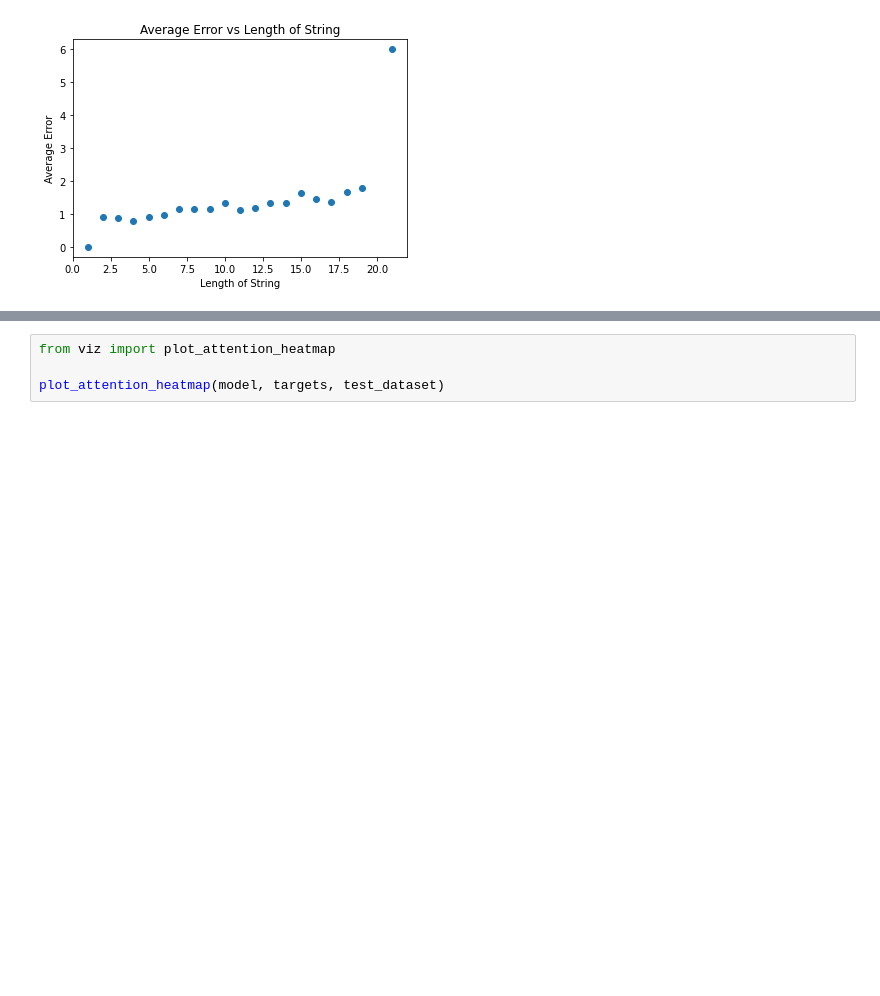
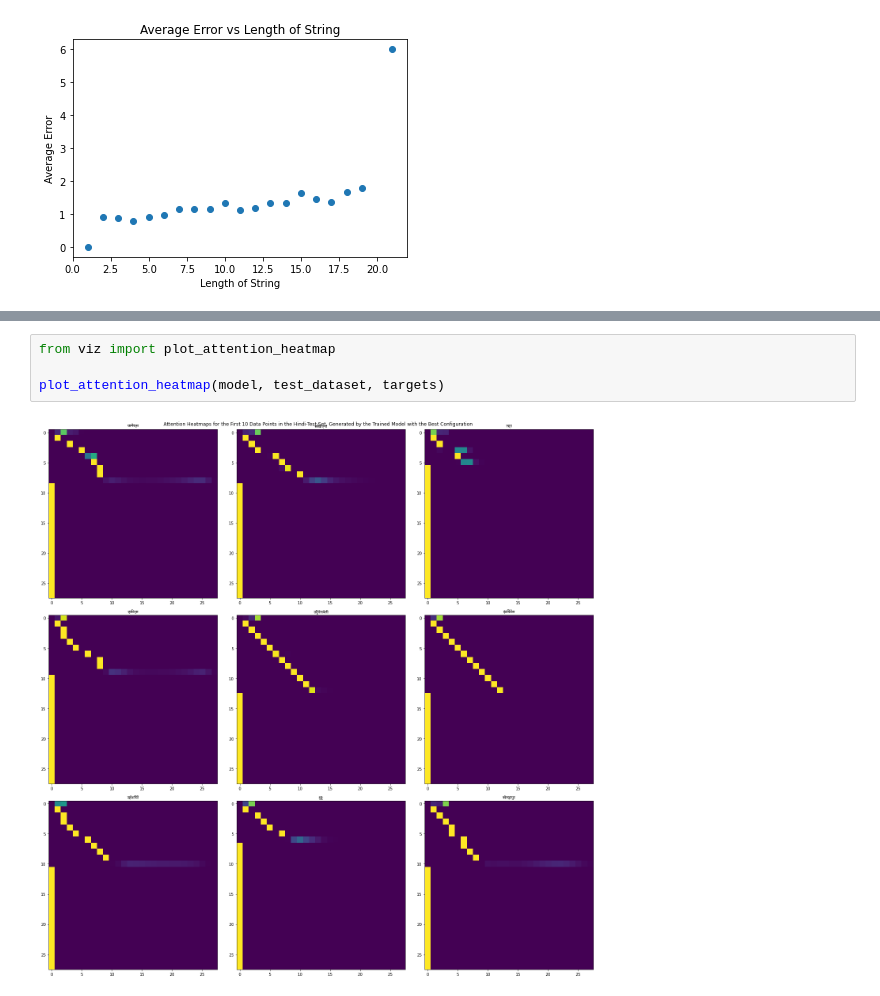
Before and after one commit to palashbehra5/cs6910_assignment3, a Jupyter notebook: test_attention.ipynb, the cells around one changed output, grey strips where cells are left out. Saved outputs shown, nothing was run; the diff lists cells and outputs as text; blank space fills up the shorter version.

Commit message:
final plots

```diff
--- a/test_attention.ipynb
+++ b/test_attention.ipynb
@@ -146,4 +148,6 @@ plot_confusion_matrix(y_pred, y_true)
 # %%
 from viz import plot_attention_heatmap
 
-plot_attention_heatmap(model, targets, test_dataset)
+plot_attention_heatmap(model, test_dataset, targets)
+# %% [output]
+[figure, added]
```
Also changed, not shown: parts of 2 cells of this notebook, 10 other files.
